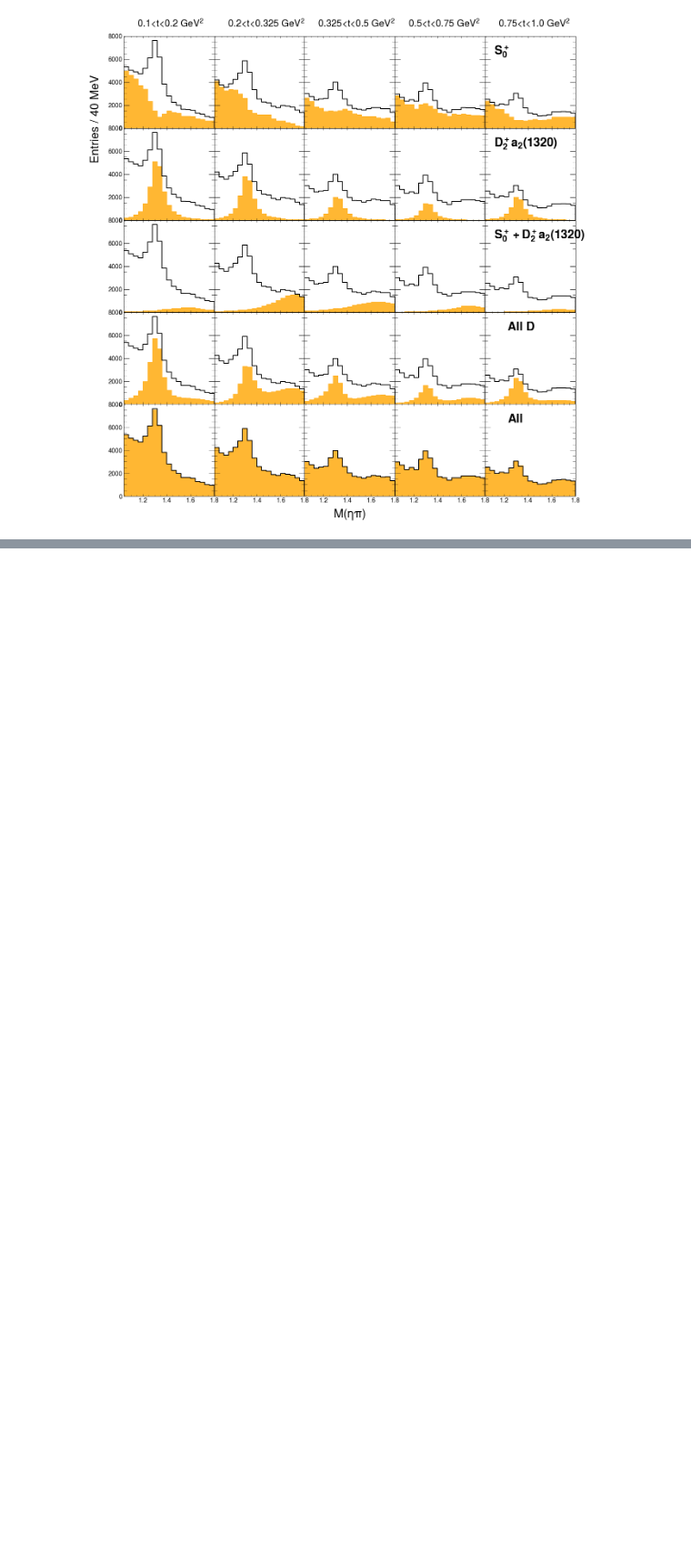
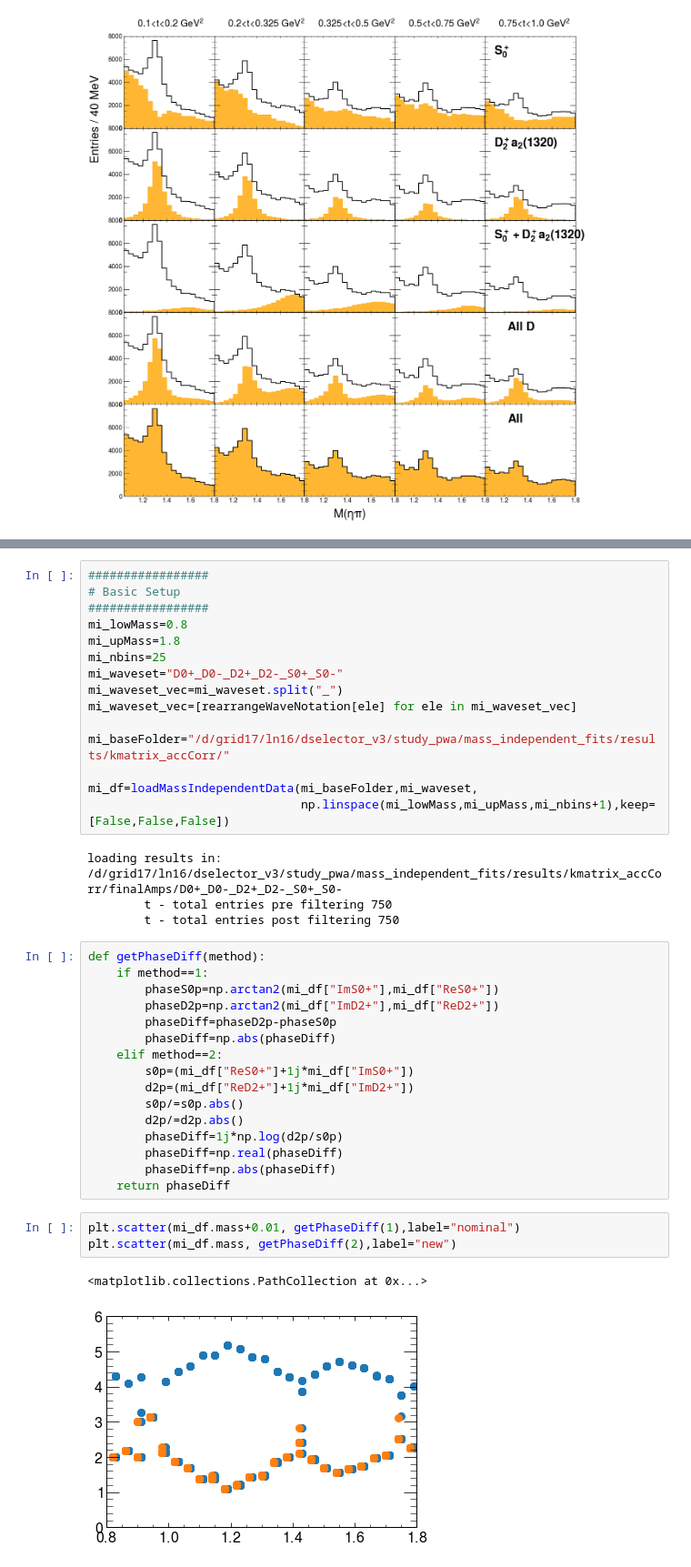
Before and after one commit to lan13005/EtaPi-Analysis, a Jupyter notebook: study_pwa/jupyter_plotting/plotter.ipynb, the cells around one changed output, grey strips where cells are left out. Shown at 91% size. Cells and saved outputs as stored; diff of their text form; blank space fills up the shorter version.

```diff
--- a/study_pwa/jupyter_plotting/plotter.ipynb
+++ b/study_pwa/jupyter_plotting/plotter.ipynb
@@ -1398,0 +1589,41 @@ plt.subplots_adjust(wspace=0, hspace=0)
+# %%
+#################
+# Basic Setup
+#################
+mi_lowMass=0.8
+mi_upMass=1.8
+mi_nbins=25
+mi_waveset="D0+_D0-_D2+_D2-_S0+_S0-"
+mi_waveset_vec=mi_waveset.split("_")
+mi_waveset_vec=[rearrangeWaveNotation[ele] for ele in mi_waveset_vec]
+
+mi_baseFolder="/d/grid17/ln16/dselector_v3/study_pwa/mass_independent_fits/results/kmatrix_accCorr/"
+
+mi_df=loadMassIndependentData(mi_baseFolder,mi_waveset,
+                              np.linspace(mi_lowMass,mi_upMass,mi_nbins+1),keep=[False,False,False])
+# %% [output]
+loading results in: /d/grid17/ln16/dselector_v3/study_pwa/mass_independent_fits/results/kmatrix_accCorr/finalAmps/D0+_D0-_D2+_D2-_S0+_S0-
+        t - total entries pre filtering 750
+        t - total entries post filtering 750
+# %%
+def getPhaseDiff(method):
+    if method==1:
+        phaseS0p=np.arctan2(mi_df["ImS0+"],mi_df["ReS0+"])
+        phaseD2p=np.arctan2(mi_df["ImD2+"],mi_df["ReD2+"])
+        phaseDiff=phaseD2p-phaseS0p
+        phaseDiff=np.abs(phaseDiff)
+    elif method==2:
+        s0p=(mi_df["ReS0+"]+1j*mi_df["ImS0+"])
+        d2p=(mi_df["ReD2+"]+1j*mi_df["ImD2+"])
+        s0p/=s0p.abs()
+        d2p/=d2p.abs()
+        phaseDiff=1j*np.log(d2p/s0p)
+        phaseDiff=np.real(phaseDiff)
+        phaseDiff=np.abs(phaseDiff)
+    return phaseDiff
+# %%
+plt.scatter(mi_df.mass+0.01, getPhaseDiff(1),label="nominal")
+plt.scatter(mi_df.mass, getPhaseDiff(2),label="new")
+# %% [output]
+<matplotlib.collections.PathCollection at 0x...>
+[figure, added]
```
Also changed, not shown: parts of 12 cells of this notebook, 7 other files.
